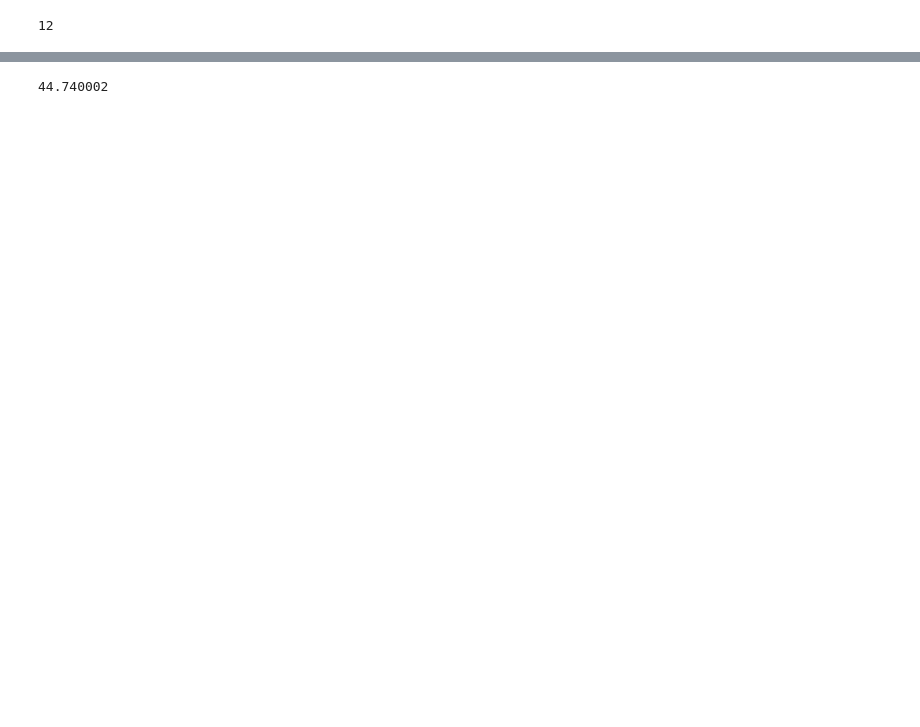
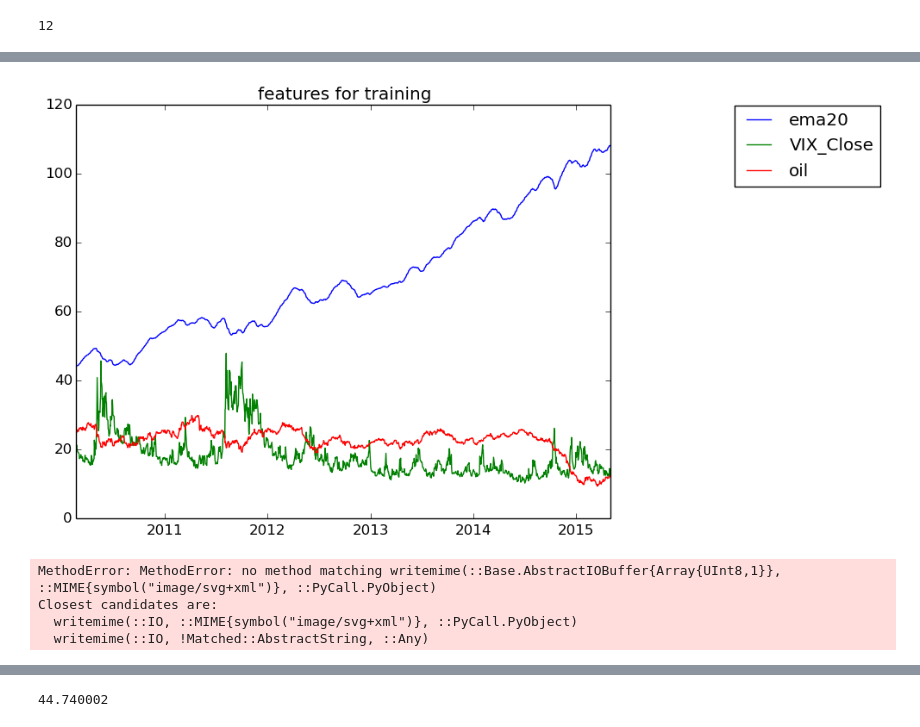
Before and after one commit to littlepanic72/FinancialData, a Jupyter notebook: financialdata.ipynb, the cells around one changed output, grey strips where cells are left out. Cells and saved outputs as stored; diff of their text form; code cells hidden in the pictures; blank space fills up the shorter version.

```diff
--- a/financialdata.ipynb
+++ b/financialdata.ipynb
@@ -345,3 +368,13 @@ MethodError: MethodError: no method matching writemime(::Base.AbstractIOBuffer{A
 Closest candidates are:
   writemime(::IO, ::MIME{symbol("image/svg+xml")}, ::PyCall.PyObject)
   writemime(::IO, !Matched::AbstractString, ::Any)
+# %%
+plot(oldfeatures.timestamp,oldfeatures.values[:,closeidx-ignore+1:closeidx-2])
+legend(oldfeatures.colnames[closeidx-ignore+1:closeidx-2],bbox_to_anchor=(1.52, 1.02))
+title("features for training")
+# %% [output]
+[figure, added]
+MethodError: MethodError: no method matching writemime(::Base.AbstractIOBuffer{Array{UInt8,1}}, ::MIME{symbol("image/svg+xml")}, ::PyCall.PyObject)
+Closest candidates are:
+  writemime(::IO, ::MIME{symbol("image/svg+xml")}, ::PyCall.PyObject)
+  writemime(::IO, !Matched::AbstractString, ::Any)
```
Also changed, not shown: parts of 26 cells of this notebook.
